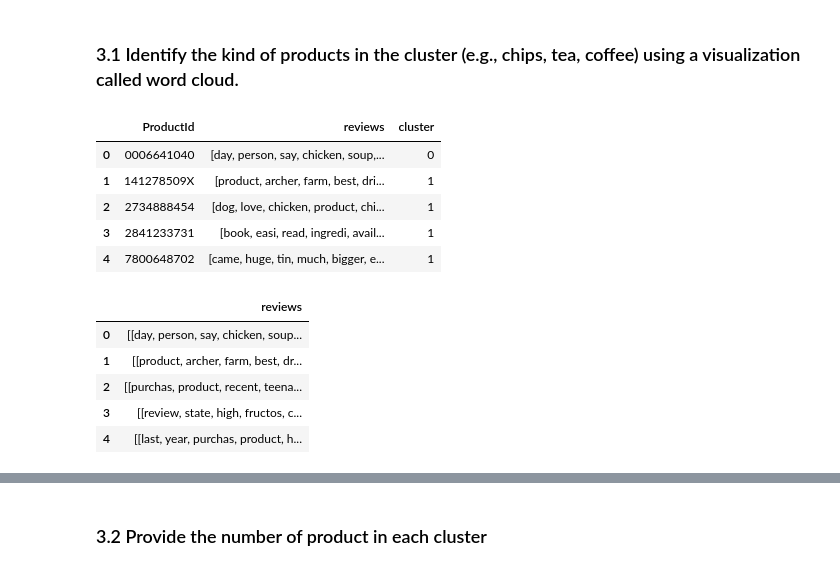
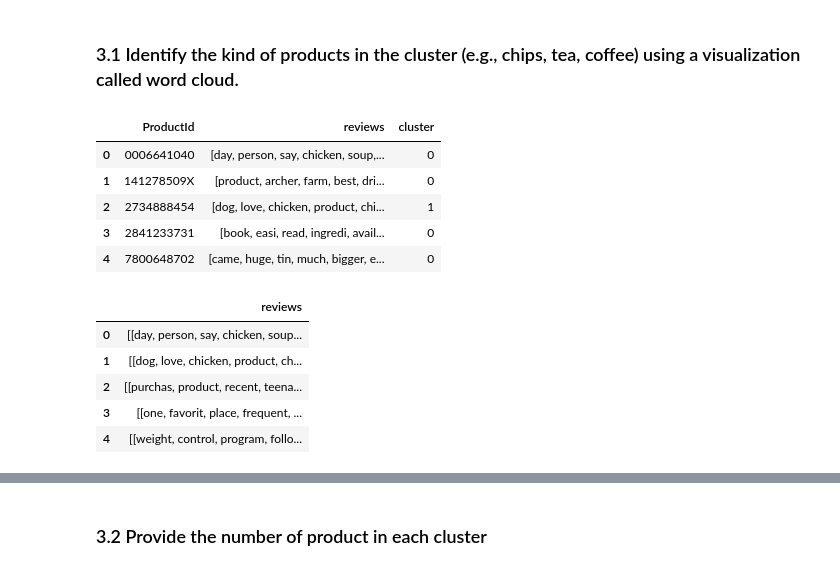
Before and after one commit to Jeremy98-alt/ADM-HW4, a Jupyter notebook: ADM-HW4(Q2) v2.ipynb, the cells around one changed output, grey strips where cells are left out. Drawn from its saved outputs; the diff is of its cells as text; code cells hidden in the pictures.

```diff
--- a/ADM-HW4(Q2) v2.ipynb
+++ b/ADM-HW4(Q2) v2.ipynb
@@ -102,7 +102,12 @@ for product, group in dt.groupby('ProductId'):
 new_df['ProductId'] = product_id
 new_df['reviews'] = reviews
 # %%
+import re
+
 def clean_text(text):
+    x = re.compile('<.*?>')
+    text = re.sub(x, '', text)
+
     stop_words = set(stopwords.words('english')) # obtain the stop words
     good_words = [] # save the correct words to consider like tokens
     tokenizer = RegexpTokenizer("[\w']+") # function to recognize the tokens
@@ -377,14 +382,15 @@ witch
 # %% [markdown]
 ### 3.1 Identify the kind of products in the cluster (e.g., chips, tea, coffee) using a visualization called word cloud.
 # %%
+new_df["cluster"] = ans
 new_df.head()
 # %% [output]
 |  | ProductId | reviews | cluster |
 | 0 | 0006641040 | [day, person, say, chicken, soup,... | 0 |
-| 1 | 141278509X | [product, archer, farm, best, dri... | 1 |
+| 1 | 141278509X | [product, archer, farm, best, dri... | 0 |
 | 2 | 2734888454 | [dog, love, chicken, product, chi... | 1 |
-| 3 | 2841233731 | [book, easi, read, ingredi, avail... | 1 |
-| 4 | 7800648702 | [came, huge, tin, much, bigger, e... | 1 |
+| 3 | 2841233731 | [book, easi, read, ingredi, avail... | 0 |
+| 4 | 7800648702 | [came, huge, tin, much, bigger, e... | 0 |
 # %%
 reviews = []
 new_dp = pd.DataFrame()
@@ -396,10 +402,10 @@ new_dp
 # %% [output]
 |  | reviews |
 | 0 | [[day, person, say, chicken, soup... |
-| 1 | [[product, archer, farm, best, dr... |
+| 1 | [[dog, love, chicken, product, ch... |
 | 2 | [[purchas, product, recent, teena... |
-| 3 | [[review, state, high, fructos, c... |
-| 4 | [[last, year, purchas, product, h... |
+| 3 | [[one, favorit, place, frequent, ... |
+| 4 | [[weight, control, program, follo... |
 # %%
 from wordcloud import WordCloud
 import functools
```
Also changed, not shown: parts of 14 cells of this notebook.
